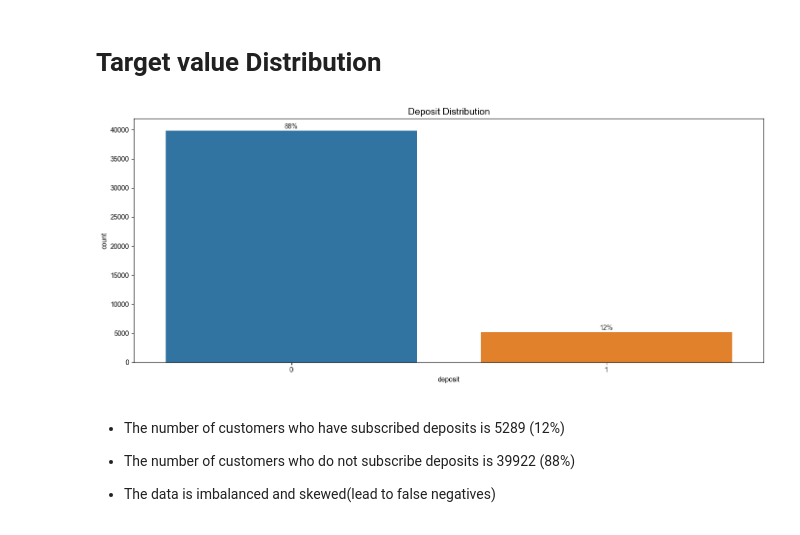
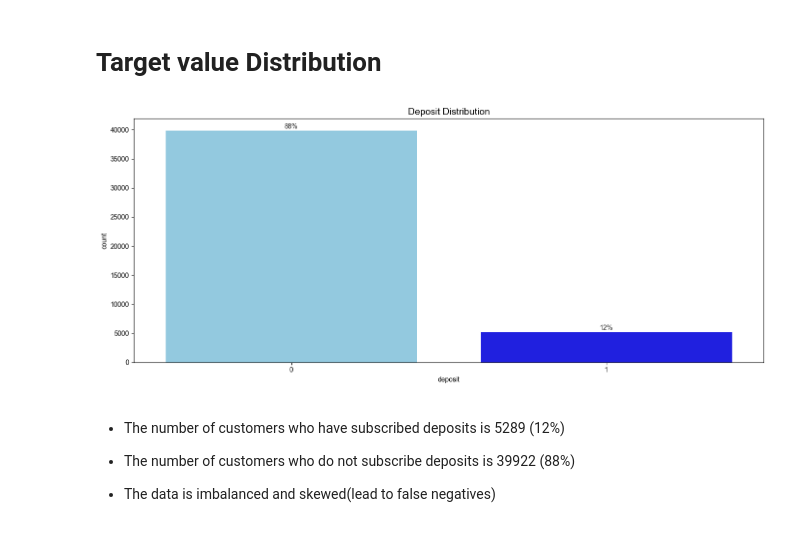
Before and after one commit to 87tana/ML_Classification_Imbalance_Banking, a Jupyter notebook: Bank_EDA.ipynb, the cells around one changed output. Cells and saved outputs as stored; diff of their text form; code cells hidden in the pictures.

```diff
--- a/Bank_EDA.ipynb
+++ b/Bank_EDA.ipynb
@@ -117,18 +117,18 @@ df.groupby('deposit').mean()
 # %%
 fig, ax = plt.subplots(figsize=(14, 6))#size
 sns.set_style('whitegrid')
 
-sns.countplot(x=df['deposit'], ax=ax)
+sns.countplot(x=df['deposit'], ax=ax,palette={0:'skyblue', 1:'blue'})
 
 abs_vals = df['deposit'].value_counts()
 rel_vals = df['deposit'].value_counts(normalize=True) * 100
 labels = [f'{p[1]:.0f}%' for p in zip(abs_vals, rel_vals)]
 
 ax.bar_label(container=ax.containers[0], labels=labels)
 ax.set_title('Deposit Distribution', fontsize=14)
 plt.tight_layout()
 # %% [output]
-[figure, old version]
+[figure, new version]
 # %% [markdown]
 - The number of customers who have subscribed deposits is 5289 (12%)
 
```
Also changed, not shown: parts of 43 cells of this notebook.
